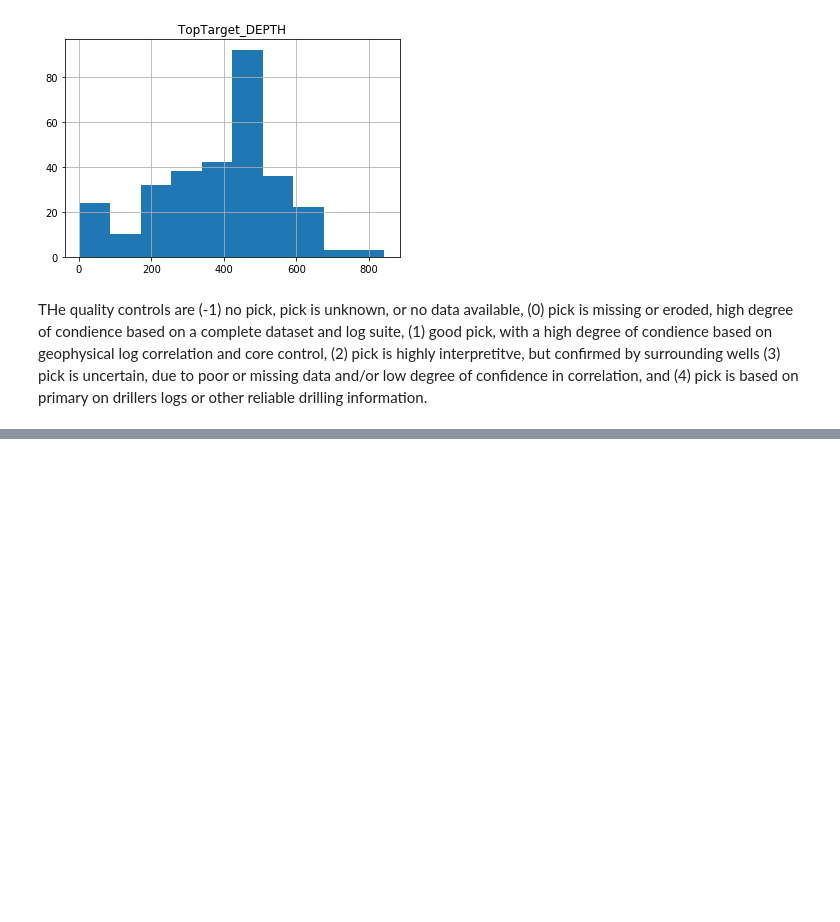
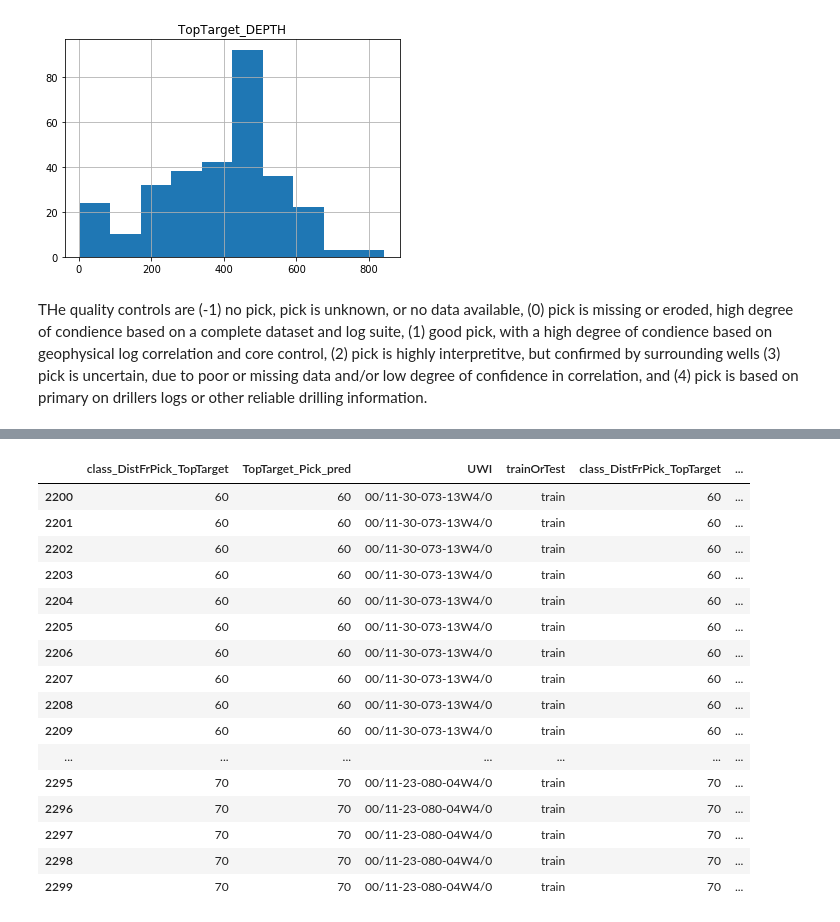
Before and after one commit to JustinGOSSES/MannvilleGroup_Strat_Hackathon, a Jupyter notebook: notebooks_2018/modular_redo/Machine_Learning/Machine_Learning_PostSplit_vG_AfterAbstractAAPG_20181007.ipynb, the cells around one changed output, grey strips where cells are left out. Saved outputs shown, nothing was run; the diff lists cells and outputs as text; code cells hidden in the pictures; blank space fills up the shorter version.

```diff
--- a/notebooks_2018/modular_redo/Machine_Learning/Machine_Learning_PostSplit_vG_AfterAbstractAAPG_20181007.ipynb
+++ b/notebooks_2018/modular_redo/Machine_Learning/Machine_Learning_PostSplit_vG_AfterAbstractAAPG_20181007.ipynb
@@ -485,0 +662,22 @@ THe quality controls are (-1) no pick, pick is unknown, or no data available, (0
+# %%
+df_results_train_wIndex = pd.concat([df_results_train_, train_index], axis=1)
+# %%
+df_results_train_wIndex[2200:2300]
+# %% [output]
+|  | class_DistFrPick_TopTarget | TopTarget_Pick_pred | UWI | trainOrTest | class_DistFrPick_TopTarget | ... |
+| 2200 | 60 | 60 | 00/11-30-073-13W4/0 | train | 60 | ... |
+| 2201 | 60 | 60 | 00/11-30-073-13W4/0 | train | 60 | ... |
+| 2202 | 60 | 60 | 00/11-30-073-13W4/0 | train | 60 | ... |
+| 2203 | 60 | 60 | 00/11-30-073-13W4/0 | train | 60 | ... |
+| 2204 | 60 | 60 | 00/11-30-073-13W4/0 | train | 60 | ... |
+| 2205 | 60 | 60 | 00/11-30-073-13W4/0 | train | 60 | ... |
+| 2206 | 60 | 60 | 00/11-30-073-13W4/0 | train | 60 | ... |
+| 2207 | 60 | 60 | 00/11-30-073-13W4/0 | train | 60 | ... |
+| 2208 | 60 | 60 | 00/11-30-073-13W4/0 | train | 60 | ... |
+| 2209 | 60 | 60 | 00/11-30-073-13W4/0 | train | 60 | ... |
+| ... | ... | ... | ... | ... | ... | ... |
+| 2295 | 70 | 70 | 00/11-23-080-04W4/0 | train | 70 | ... |
+| 2296 | 70 | 70 | 00/11-23-080-04W4/0 | train | 70 | ... |
+| 2297 | 70 | 70 | 00/11-23-080-04W4/0 | train | 70 | ... |
+| 2298 | 70 | 70 | 00/11-23-080-04W4/0 | train | 70 | ... |
+| 2299 | 70 | 70 | 00/11-23-080-04W4/0 | train | 70 | ... |
```
Also changed, not shown: parts of 108 cells of this notebook, 1 other file.
